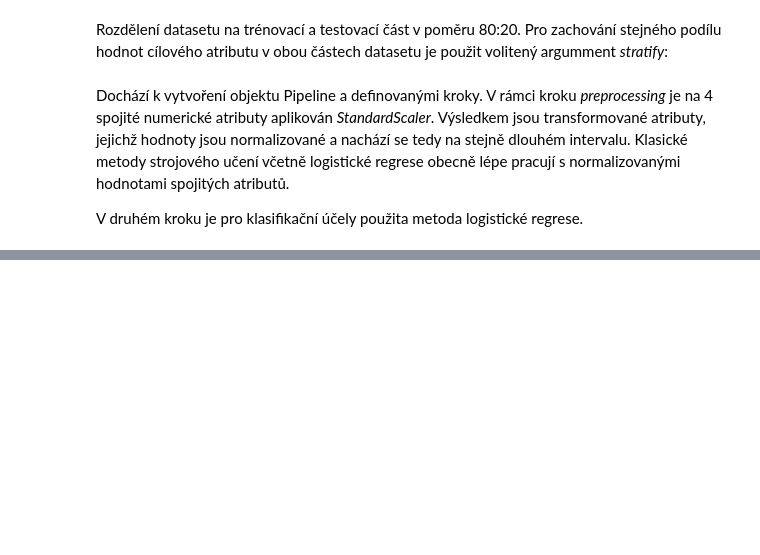
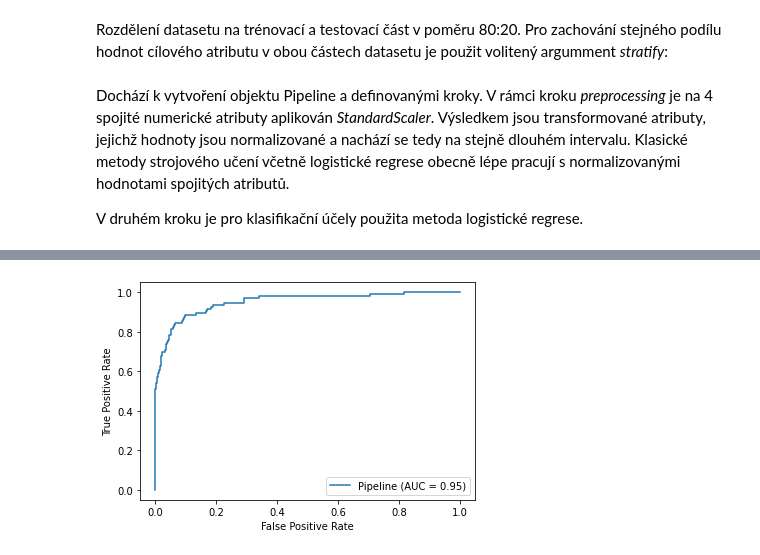
Before and after one commit to jaroslavVeverka/4iz566_Python, a Jupyter notebook: jupyternotebook/DataVisualisationAndPreprocessing.ipynb, the cells around one changed output, grey strips where cells are left out. Drawn from its saved outputs; the diff is of its cells as text; code cells hidden in the pictures; blank space fills up the shorter version.

```diff
--- a/jupyternotebook/DataVisualisationAndPreprocessing.ipynb
+++ b/jupyternotebook/DataVisualisationAndPreprocessing.ipynb
@@ -310,7 +310,7 @@ preprocessing_step = ColumnTransformer([
 
 steps = [
     ('preprocessing', preprocessing_step),
-    ('classifier', LogisticRegression(max_iter=10000))
+    ('classifier', LogisticRegression())
 ]
 
 pipeline = Pipeline(steps)
@@ -323,0 +362,5 @@ print(pipeline.score(X_train, y_train))
+# %%
+plot_roc_curve(pipeline, X_test, y_test)
+plt.show()
+# %% [output]
+[figure, added]
```
Also changed, not shown: parts of 10 cells of this notebook.
